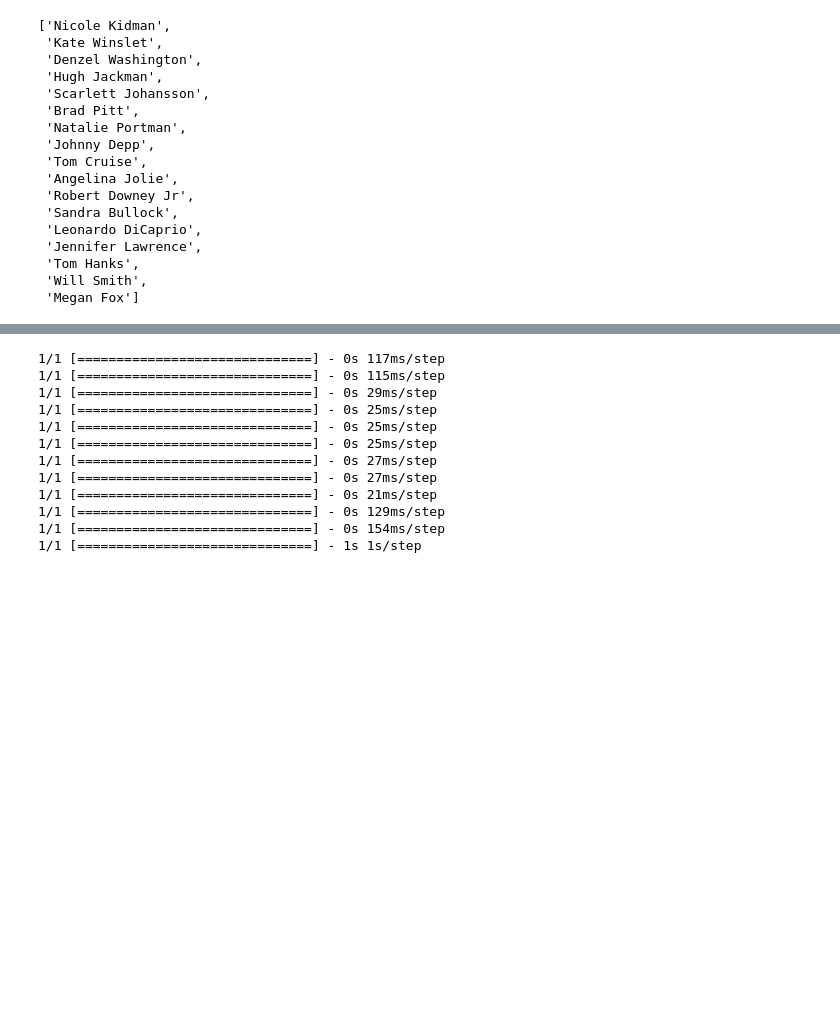
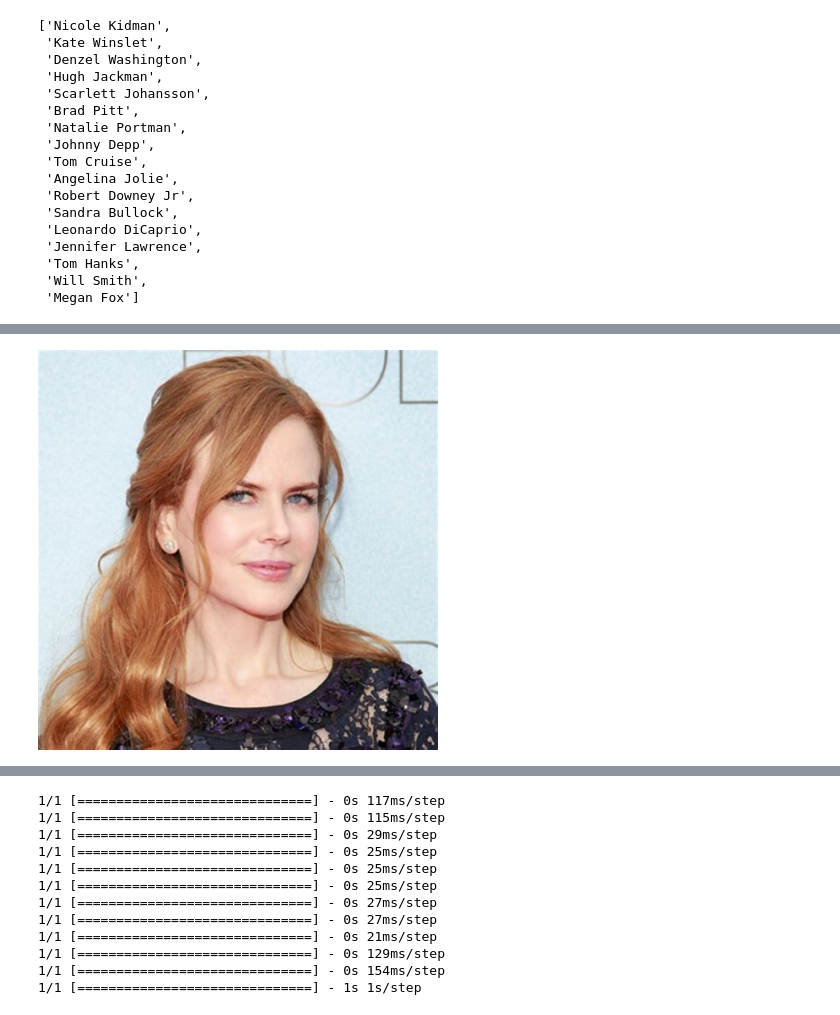
Before and after one commit to abhishek-kumar/ml-edge, a Jupyter notebook: 3_computer_vision/6_face_detection_representation_recognition_ann.ipynb, the cells around one changed output, grey strips where cells are left out. Cells and saved outputs as stored; diff of their text form; code cells hidden in the pictures; blank space fills up the shorter version.

```diff
--- a/3_computer_vision/6_face_detection_representation_recognition_ann.ipynb
+++ b/3_computer_vision/6_face_detection_representation_recognition_ann.ipynb
@@ -71,18 +75,24 @@ names
  'Will Smith',
  'Megan Fox']
 # %%
-#@title 0-shot: Find the nearest celebrity in pre-trained model from new dataset.
+#@title Lookalike search: Find the nearest person in pre-trained model from new dataset.
 import numpy as np
 import tensorflow as tf
 from keras.preprocessing import image
 from keras_vggface.vggface import VGGFace
 from keras_vggface import utils
+
+# TODO: deploy this to an endpoing on Vertex AI and make predictions against it.
+# Also fetch explanations via attributions.
 model = VGGFace(model='resnet50')
 
-img = tf.keras.utils.load_img(id_to_images[0][0], target_size=(224, 224))
-x = tf.keras.utils.img_to_array(img)
-x = np.expand_dims(x, axis=0)
-x = utils.preprocess_input(x, version=2)
-preds = model.predict(x)
-print('Predicted:', utils.decode_predictions(preds))
+def zero_shot(filepath):
+  img = tf.keras.utils.load_img(filepath, target_size=(224, 224))
+  x = tf.keras.utils.img_to_array(img)
+  x = np.expand_dims(x, axis=0)
+  x = utils.preprocess_input(x, version=2)
+  predictions = model.predict(x)
+  return utils.decode_predictions(predictions)
+
+Image.fromarray(read_image_array(id_to_images[0][5]))
 # %% [output]
@@ -92,0 +99 @@ Predicted: [[["b' Daniel_Mullback'", 0.0036607669], ["b' Marta_S\\xc3\\xa1nchez'
+[figure, added]
```
Also changed, not shown: parts of 8 cells of this notebook.
